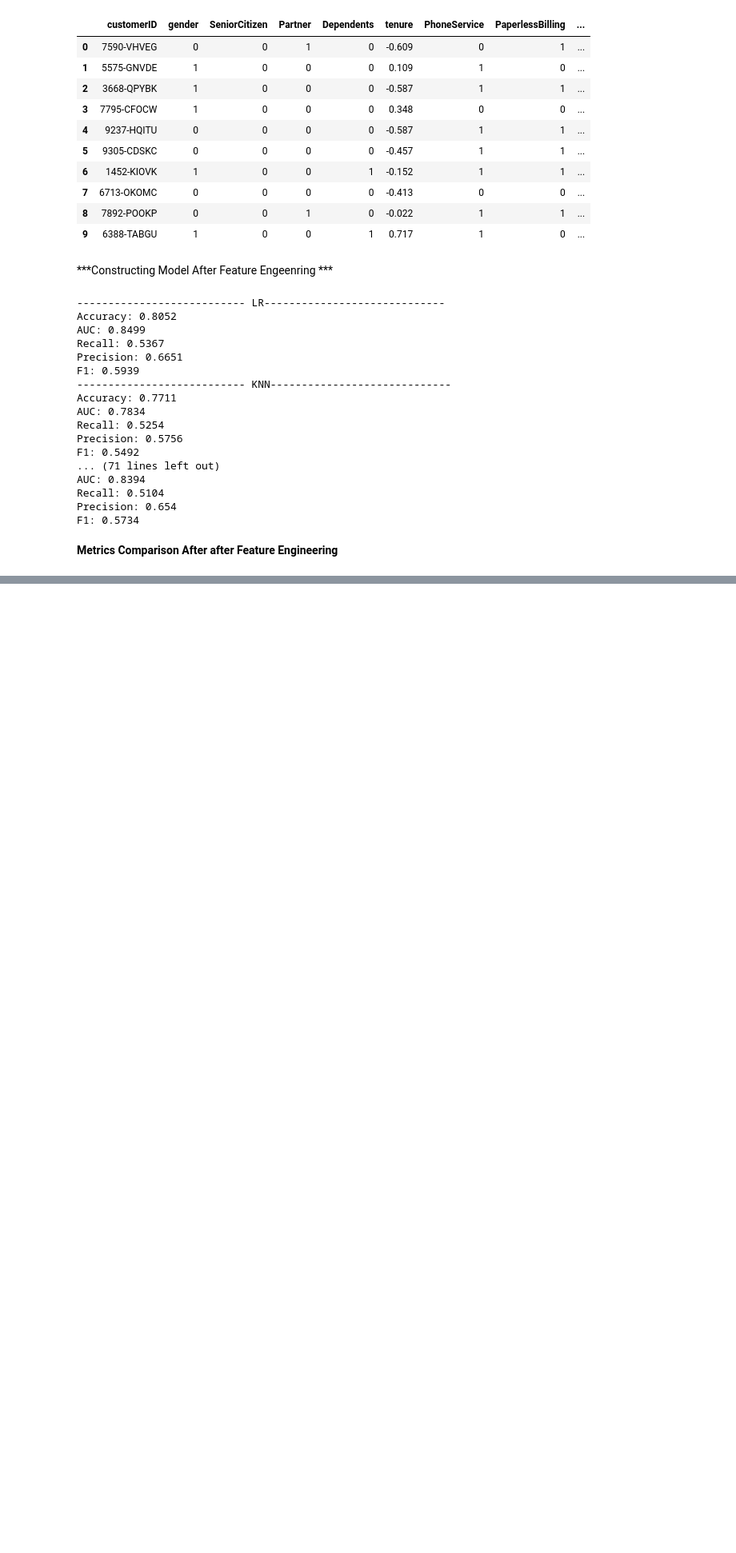
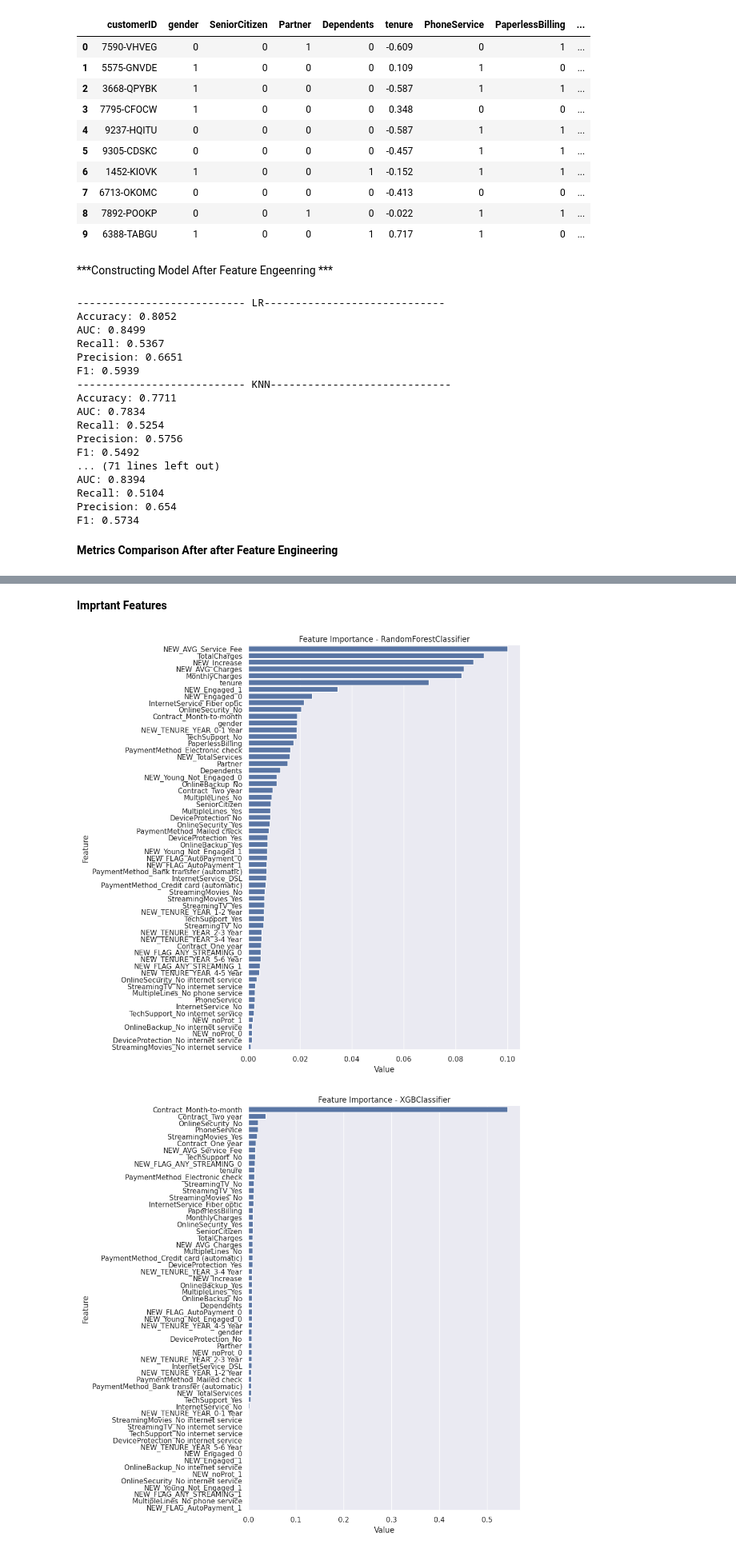
Before and after one commit to mrusamarasheed9/final-project, a Jupyter notebook: tcchurn.ipynb, the cells around one changed output, grey strips where cells are left out. Shown at 80% size. Saved outputs shown, nothing was run; the diff lists cells and outputs as text; code cells hidden in the pictures; blank space fills up the shorter version.

```diff
--- a/tcchurn.ipynb
+++ b/tcchurn.ipynb
@@ -1161,0 +1221,25 @@ F1: 0.5734
+# %% [markdown]
+**Imprtant Features**
+# %%
+models = [RandomForestClassifier(),
+              XGBClassifier(),
+              LGBMClassifier(),
+              CatBoostClassifier(verbose=False, random_state=12345)
+              ]
+def plot_importance(model, features, num=len(X), save=False):
+    feature_imp = pd.DataFrame({'Value': model.feature_importances_, 'Feature': features.columns})
+    plt.figure(figsize=(10, 10))
+    sns.set(font_scale=1)
+    sns.barplot(x="Value", y="Feature", data=feature_imp.sort_values(by="Value",
+                                                                      ascending=False)[0:num])
+    plt.title(f'Feature Importance - {model.__class__.__name__}')
+    plt.tight_layout()
+    plt.show(block=True)
+    if save:
+        plt.savefig(f'importances_{model.__class__.__name__}.png')
+for model in models:
+    model.fit(X, y)
+    plot_importance(model, X)
+# %% [output]
+[figure, added]
+[figure, added]
```
Also changed, not shown: parts of 4 cells of this notebook.
